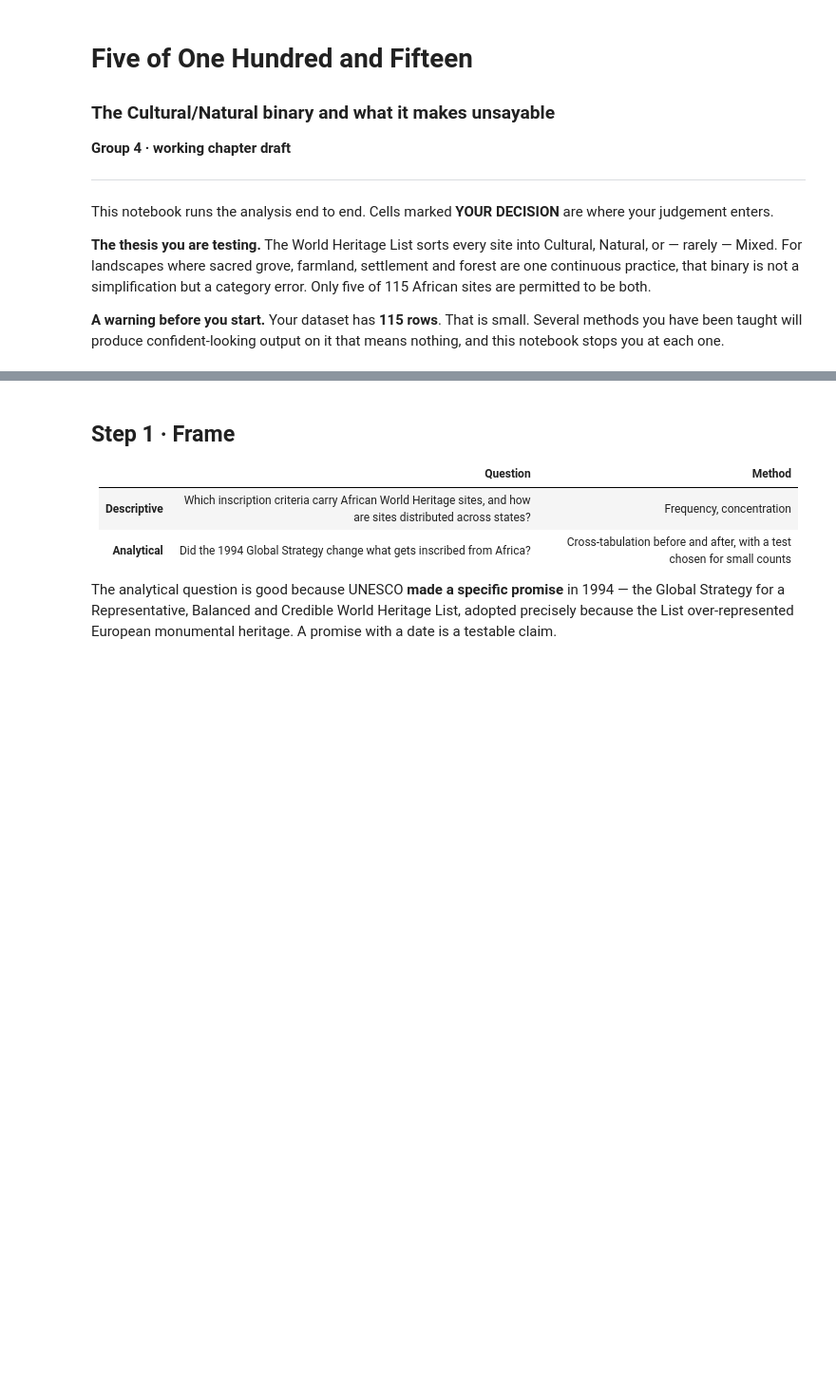
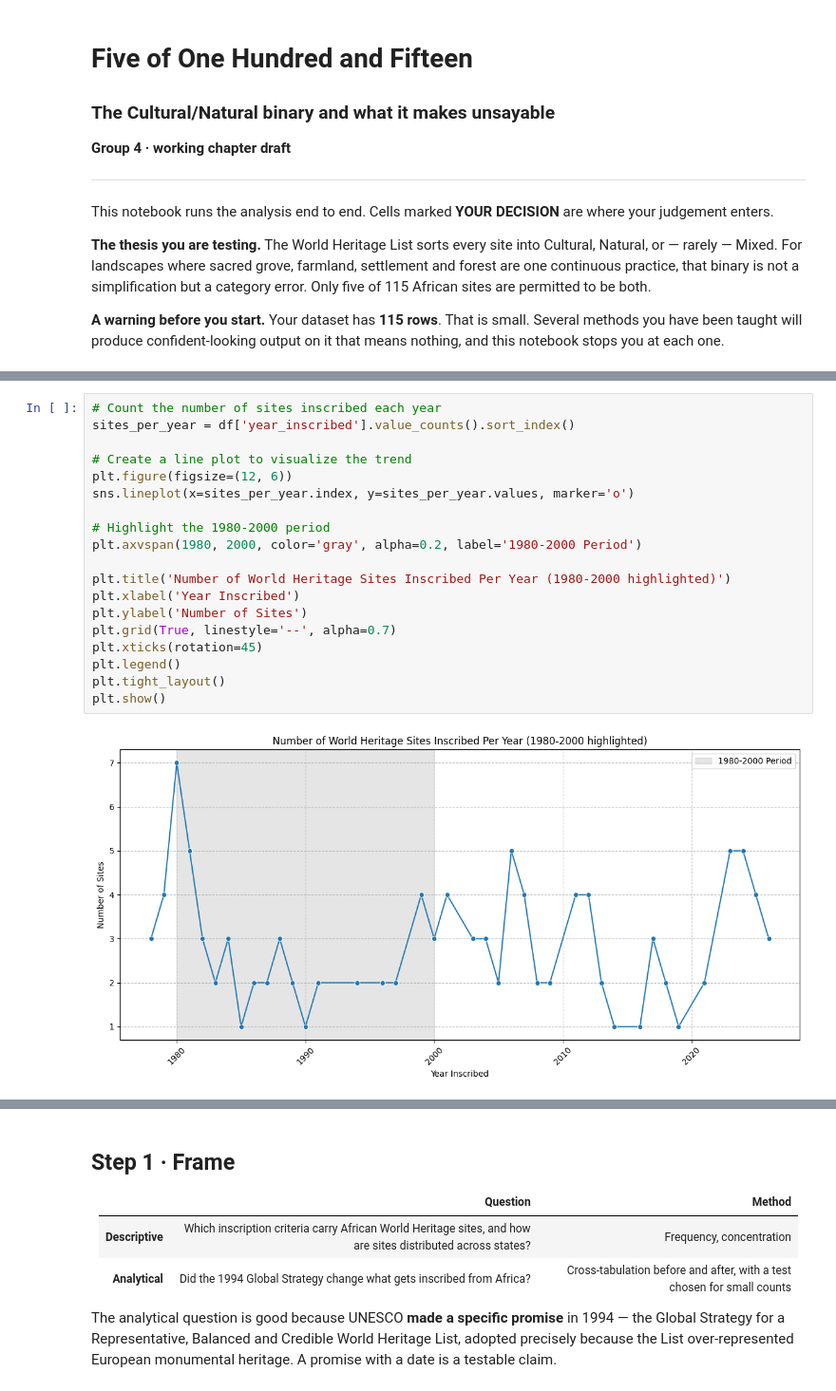
Before and after one commit to Sagaustus/adh-group-projects, a Jupyter notebook: group-04-unesco-heritage/analysis.ipynb, the cells around one changed output, grey strips where cells are left out. Shown at 95% size. Drawn from its saved outputs; the diff is of its cells as text; blank space fills up the shorter version.

```diff
--- a/group-04-unesco-heritage/analysis.ipynb
+++ b/group-04-unesco-heritage/analysis.ipynb
@@ -35,0 +190,21 @@ print(df.dtypes.to_string())
+# %%
+# Count the number of sites inscribed each year
+sites_per_year = df['year_inscribed'].value_counts().sort_index()
+
+# Create a line plot to visualize the trend
+plt.figure(figsize=(12, 6))
+sns.lineplot(x=sites_per_year.index, y=sites_per_year.values, marker='o')
+
+# Highlight the 1980-2000 period
+plt.axvspan(1980, 2000, color='gray', alpha=0.2, label='1980-2000 Period')
+
+plt.title('Number of World Heritage Sites Inscribed Per Year (1980-2000 highlighted)')
+plt.xlabel('Year Inscribed')
+plt.ylabel('Number of Sites')
+plt.grid(True, linestyle='--', alpha=0.7)
+plt.xticks(rotation=45)
+plt.legend()
+plt.tight_layout()
+plt.show()
+# %% [output]
+[figure, added]
```
Also changed, not shown: parts of 21 cells of this notebook.
